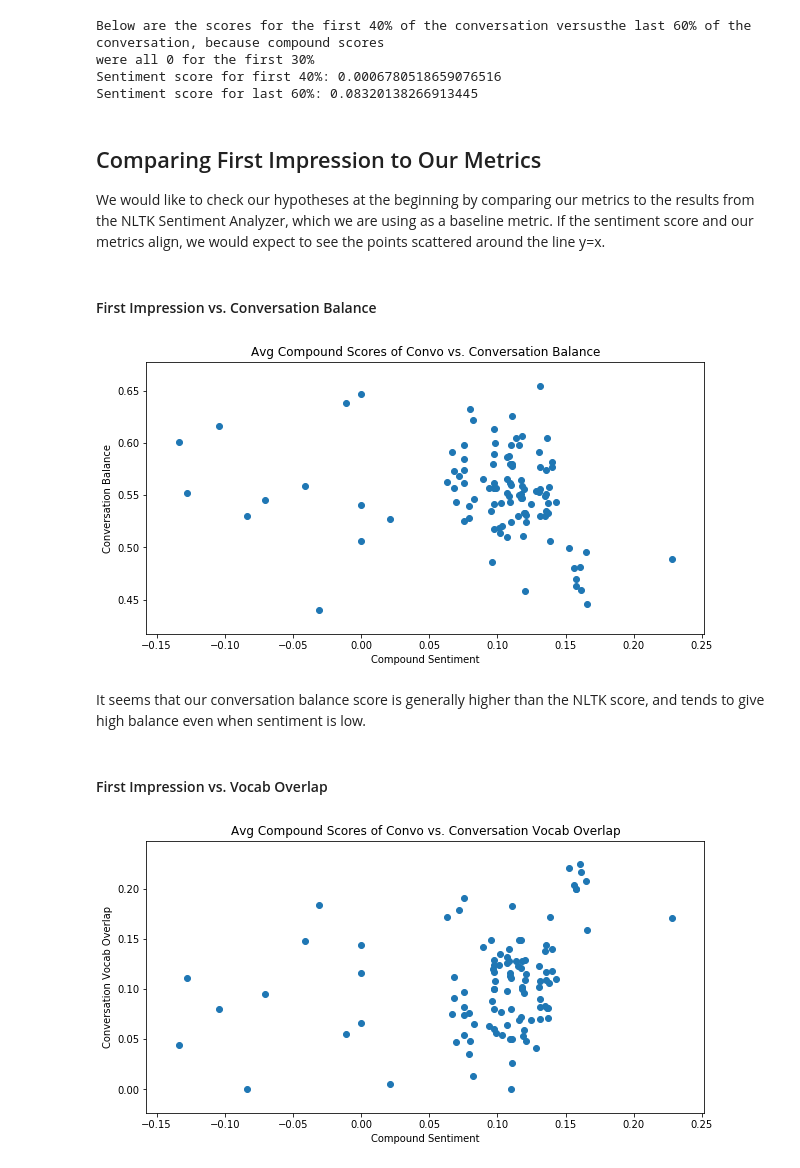
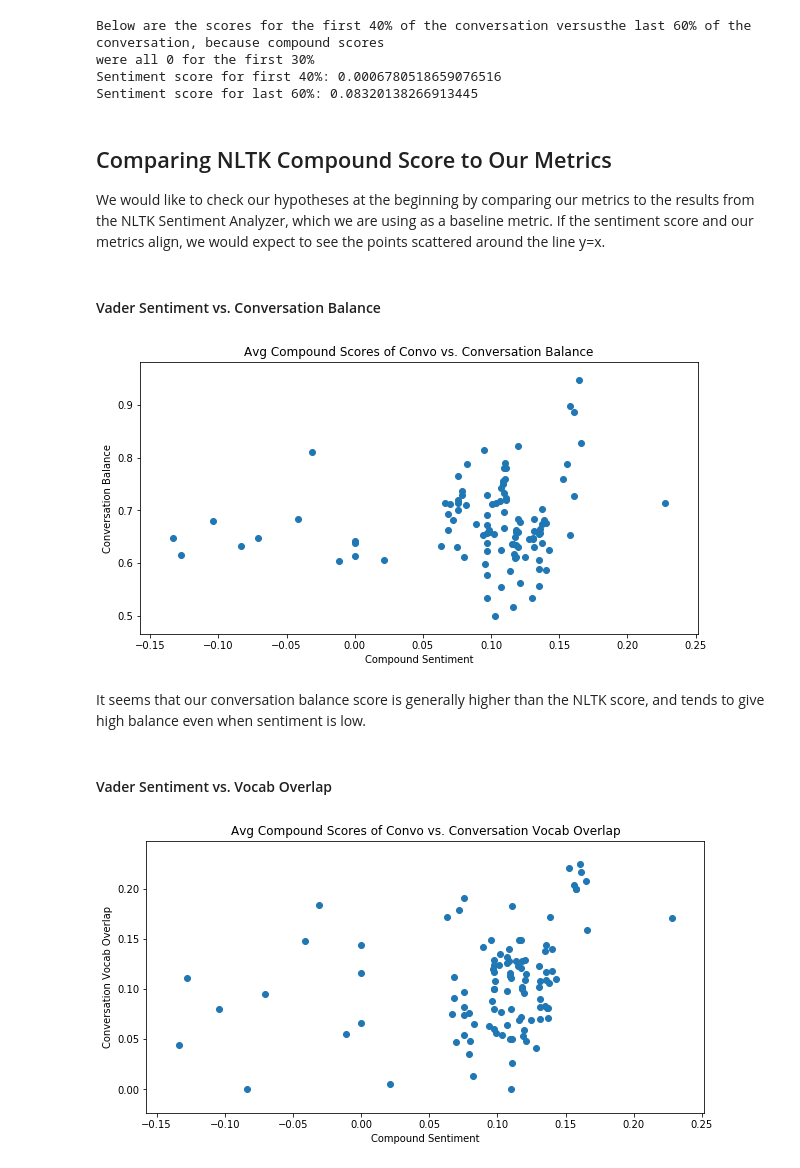
Before and after one commit to Gnome42/Cornell-Conversational-Analysis-Toolkit, a Jupyter notebook: datasets/switchboard-corpus/E3_data_analysis.ipynb, the cells around one changed output. Saved outputs shown, nothing was run; the diff lists cells and outputs as text; code cells hidden in the pictures.

```diff
--- a/datasets/switchboard-corpus/E3_data_analysis.ipynb
+++ b/datasets/switchboard-corpus/E3_data_analysis.ipynb
@@ -405,47 +405,47 @@ were all 0 for the first 30%
 Sentiment score for first 40%: 0.0006780518659076516
 Sentiment score for last 60%: 0.08320138266913445
 # %% [markdown]
-## Comparing First Impression to Our Metrics
+## Comparing NLTK Compound Score to Our Metrics
 
 We would like to check our hypotheses at the beginning by comparing our metrics to the results from the NLTK Sentiment Analyzer, which we are using as a baseline metric. If the sentiment score and our metrics align, we would expect to see the points scattered around the line y=x.
 # %% [markdown]
-#### First Impression vs. Conversation Balance
+#### Vader Sentiment vs. Conversation Balance
 # %%
 convoBalances = []
 convoSentiment = []
 
 for i, c in enumerate(corpus.conversations):
     balance = corpus.conversations[c].meta['conversation_balance']
-    first_imp = corpus.conversations[c].meta['initial_sentiment']
+    sentiment = corpus.conversations[c].meta['initial_sentiment']
 
     avg_balance = 0
     count = 0
     for x in range(len(balance[0])-1):
         for y in range(x):
             avg_balance += balance[x,y]
             count += 1
     avg_balance /= count
 
     avg_sentiment = 0
-    for user in first_imp:
-        avg_sentiment += first_imp[user]['compound']
-    avg_sentiment /= len(first_imp)
+    for user in sentiment:
+        avg_sentiment += sentiment[user]['compound']
+    avg_sentiment /= len(sentiment)
 
     convoBalances.append(avg_balance)
     convoSentiment.append(avg_sentiment)
 
 plt.figure(figsize=(10,5))
 plt.scatter(convoSentiment, convoBalances)
 plt.title('Avg Compound Scores of Convo vs. Conversation Balance')
 plt.xlabel('Compound Sentiment')
 plt.ylabel('Conversation Balance')
 plt.show()
 # %% [output]
-[figure, old version]
+[figure, new version]
 # %% [markdown]
 It seems that our conversation balance score is generally higher than the NLTK score, and tends to give high balance even when sentiment is low.
 # %% [markdown]
-#### First Impression vs. Vocab Overlap
+#### Vader Sentiment vs. Vocab Overlap
 # %%
 convoOverlap = []
 convoSentiment = []
```
Also changed, not shown: parts of 19 cells of this notebook, 1 other file.
